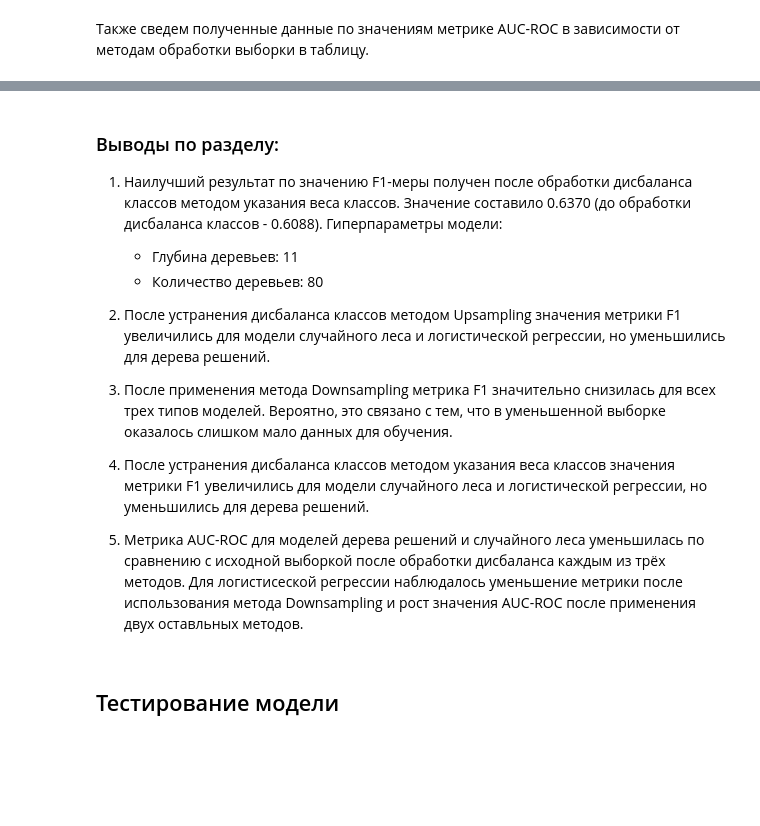
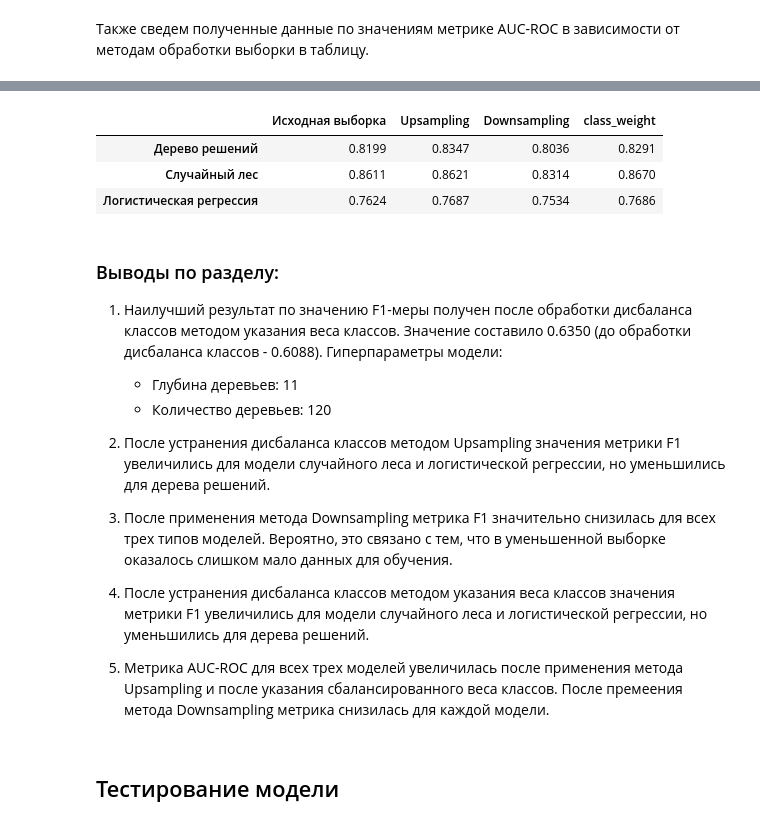
Before and after one commit to gehn11/Churn-Project, a Jupyter notebook: Churn.ipynb, the cells around one changed output, grey strips where cells are left out. Drawn from its saved outputs; the diff is of its cells as text; code cells hidden in the pictures; blank space fills up the shorter version.

```diff
--- a/Churn.ipynb
+++ b/Churn.ipynb
@@ -605,9 +889,23 @@ display(results)
+# %%
+results = pd.DataFrame(
+    np.array(
+        [[round(roc_auc11, 4), round(roc_auc21, 4), round(roc_auc31, 4), round(roc_auc41, 4)],
+         [round(roc_auc12, 4), round(roc_auc22, 4), round(roc_auc32, 4), round(roc_auc42, 4)],
+         [round(roc_auc13, 4), round(roc_auc23, 4), round(roc_auc33, 4), round(roc_auc43, 4)]]),
+columns=['Исходная выборка', 'Upsampling', 'Downsampling', 'class_weight'],
+index=['Дерево решений', 'Случайный лес', 'Логистическая регрессия'])
+display(results)
+# %% [output]
+|  | Исходная выборка | Upsampling | Downsampling | class_weight |
+| Дерево решений | 0.8199 | 0.8347 | 0.8036 | 0.8291 |
+| Случайный лес | 0.8611 | 0.8621 | 0.8314 | 0.8670 |
+| Логистическая регрессия | 0.7624 | 0.7687 | 0.7534 | 0.7686 |
 # %% [markdown]
 ### Выводы по разделу: ###
 
-1. Наилучший результат по значению F1-меры получен после обработки дисбаланса классов методом указания веса классов. Значение составило 0.6370 (до обработки дисбаланса классов - 0.6088). Гиперпараметры модели:
+1. Наилучший результат по значению F1-меры получен после обработки дисбаланса классов методом указания веса классов. Значение составило 0.6350 (до обработки дисбаланса классов - 0.6088). Гиперпараметры модели:
    - Глубина деревьев: 11
-   - Количество деревьев: 80
+   - Количество деревьев: 120
 
 
 2. После устранения дисбаланса классов методом Upsampling значения метрики F1 увеличились для модели случайного леса и логистической регрессии, но уменьшились для дерева решений.
@@ -619,7 +917,7 @@ display(results)
 4. После устранения дисбаланса классов методом указания веса классов значения метрики F1 увеличились для модели случайного леса и логистической регрессии, но уменьшились для дерева решений.
 
 
-5. Метрика AUC-ROC для моделей дерева решений и случайного леса уменьшилась по сравнению с исходной выборкой после обработки дисбаланса каждым из трёх методов. Для логистисеской регрессии наблюдалось уменьшение метрики после использования метода Downsampling и рост значения AUC-ROC после применения двух оставльных методов.
+5. Метрика AUC-ROC для всех трех моделей увеличилась после применения метода Upsampling и после указания сбалансированного веса классов. После премеения метода Downsampling метрика снизилась для каждой модели.
 # %% [markdown]
 ## Тестирование модели
 # %% [markdown]
```
Also changed, not shown: parts of 19 cells of this notebook.
